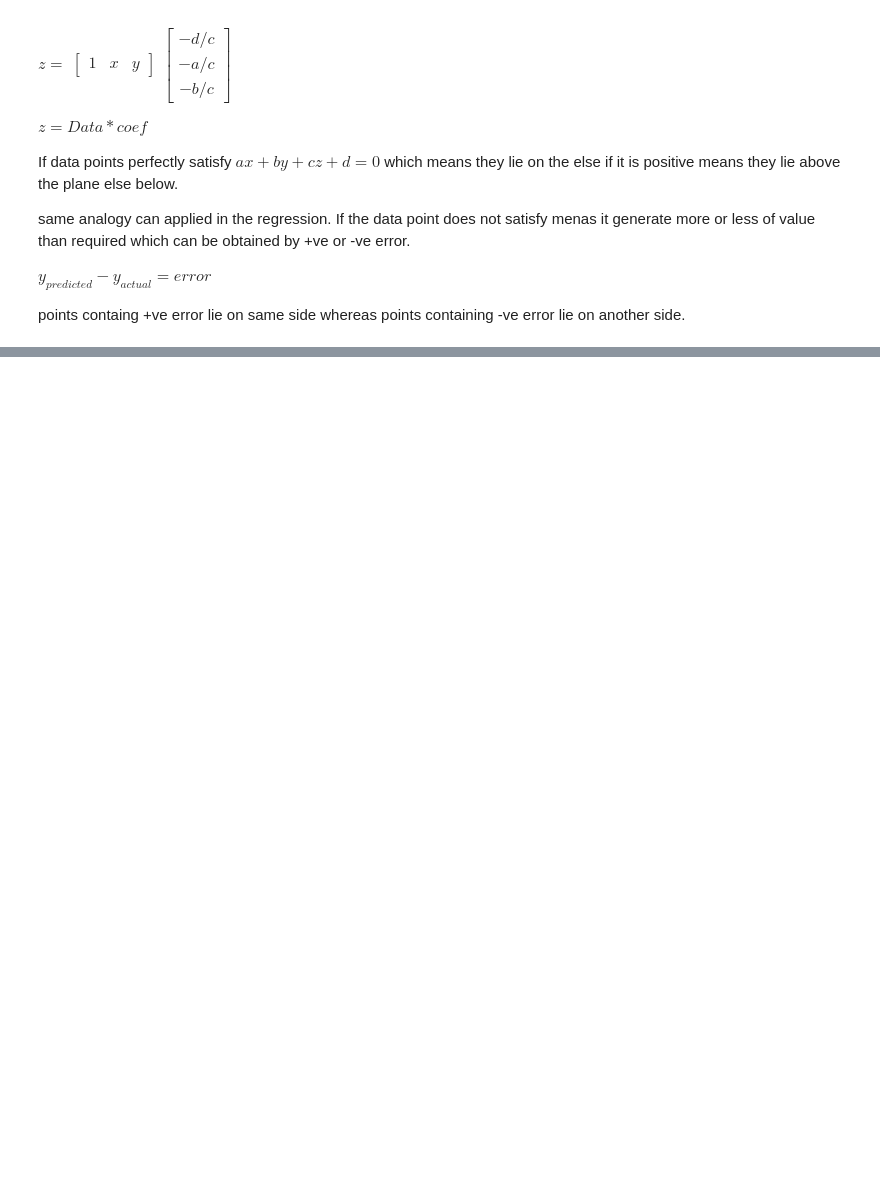
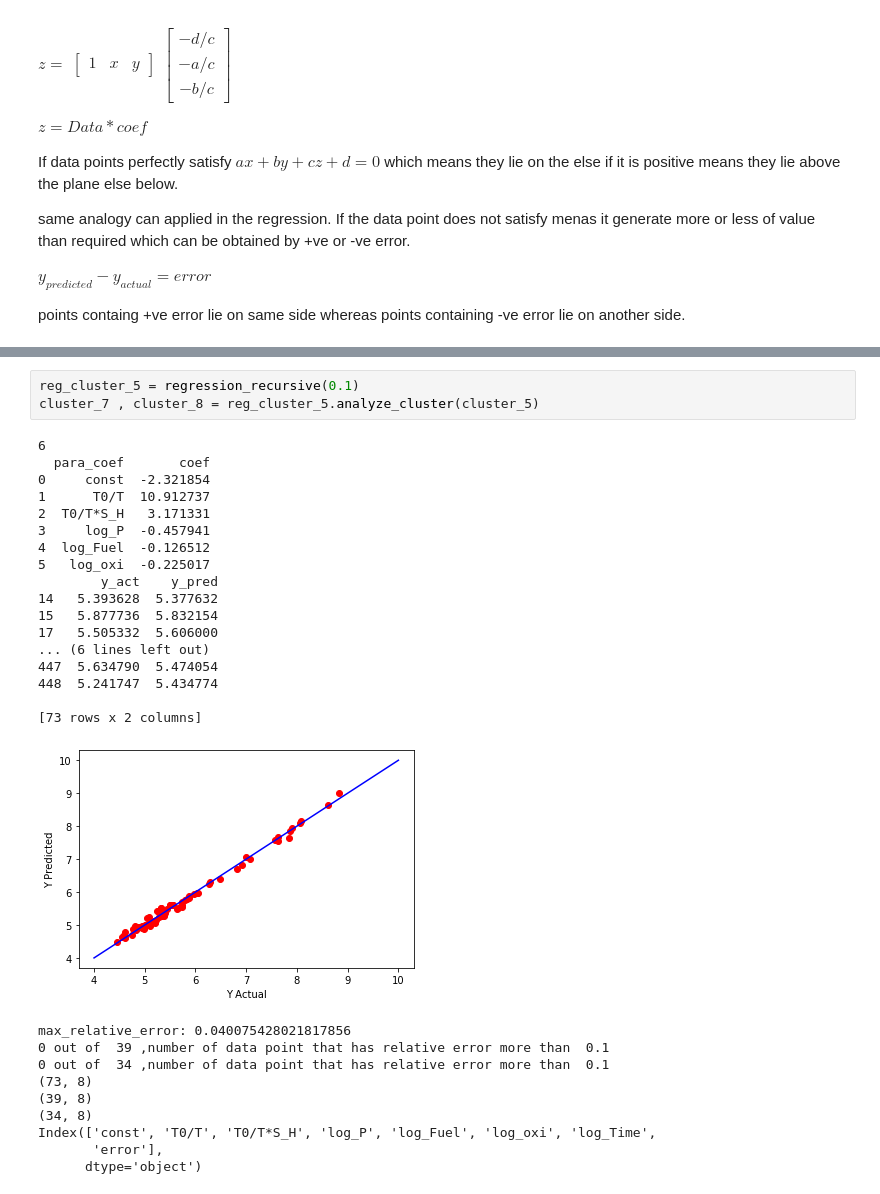
Before and after one commit to pragneshrana/Algo_Trial, a Jupyter notebook: Fuel_Reg.ipynb, the cells around one changed output, grey strips where cells are left out. Saved outputs shown, nothing was run; the diff lists cells and outputs as text; blank space fills up the shorter version.

```diff
--- a/Fuel_Reg.ipynb
+++ b/Fuel_Reg.ipynb
@@ -654,0 +911,31 @@ See the caveats in the documentation: http://pandas.pydata.org/pandas-docs/stabl
+# %%
+reg_cluster_5 = regression_recursive(0.1)
+cluster_7 , cluster_8 = reg_cluster_5.analyze_cluster(cluster_5)
+# %% [output]
+6
+  para_coef       coef
+0     const  -2.321854
+1      T0/T  10.912737
+2  T0/T*S_H   3.171331
+3     log_P  -0.457941
+4  log_Fuel  -0.126512
+5   log_oxi  -0.225017
+        y_act    y_pred
+14   5.393628  5.377632
+15   5.877736  5.832154
+17   5.505332  5.606000
+... (6 lines left out)
+447  5.634790  5.474054
+448  5.241747  5.434774
+
+[73 rows x 2 columns]
+[figure, added]
+max_relative_error: 0.040075428021817856
+0 out of  39 ,number of data point that has relative error more than  0.1
+0 out of  34 ,number of data point that has relative error more than  0.1
+(73, 8)
+(39, 8)
+(34, 8)
+Index(['const', 'T0/T', 'T0/T*S_H', 'log_P', 'log_Fuel', 'log_oxi', 'log_Time',
+       'error'],
+      dtype='object')
```
Also changed, not shown: parts of 17 cells of this notebook.
